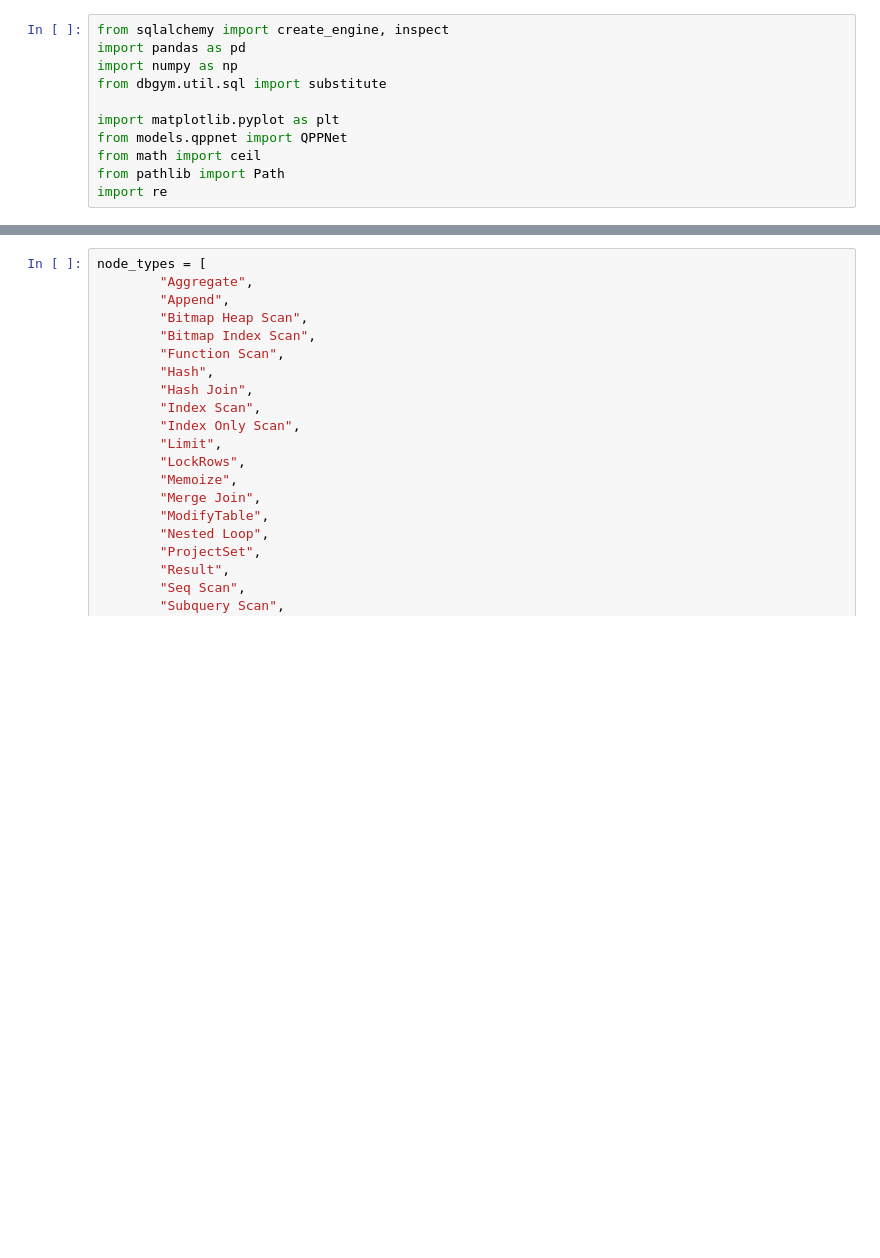
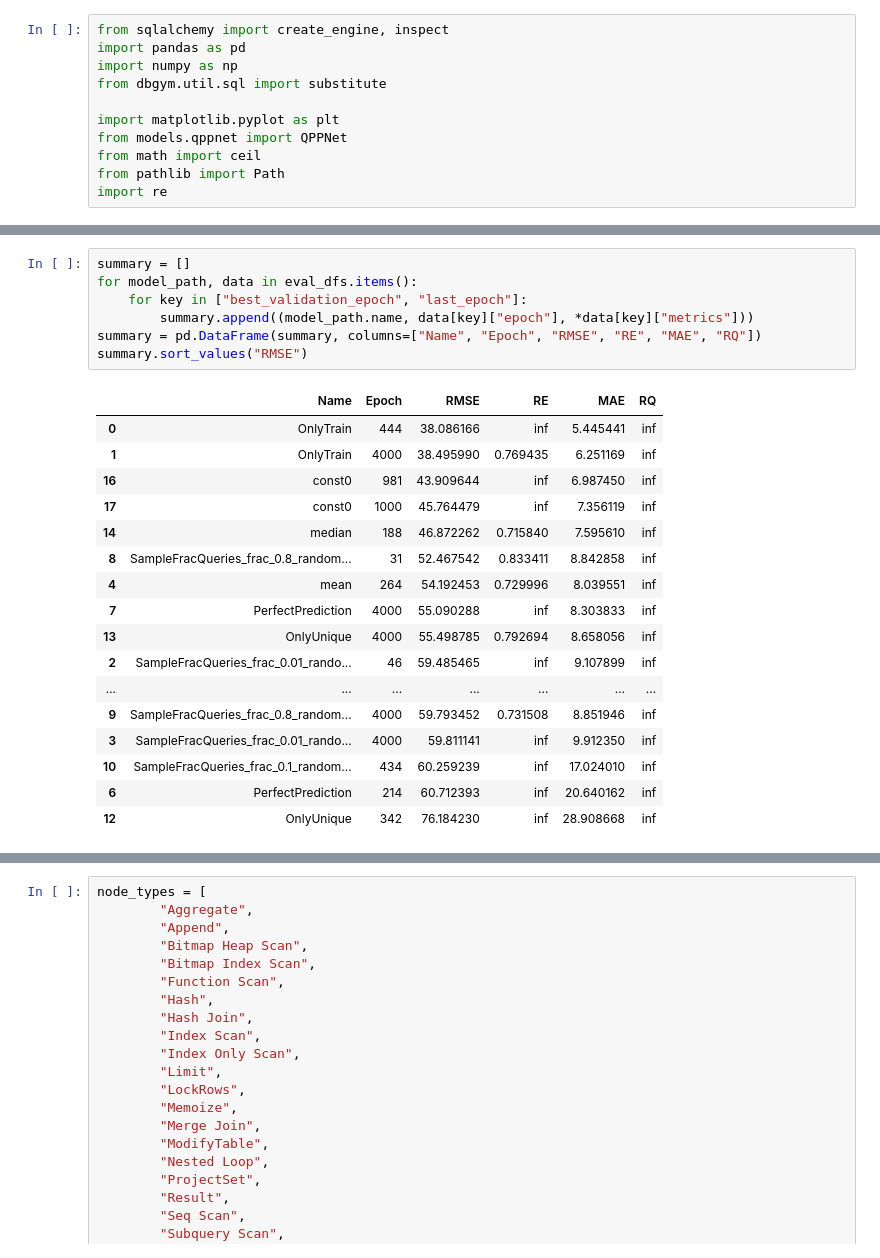
Before and after one commit to lmwnshn/dbgym-old, a Jupyter notebook: Untitled.ipynb, the cells around one changed output, grey strips where cells are left out. Saved outputs shown, nothing was run; the diff lists cells and outputs as text; blank space fills up the shorter version.

```diff
--- a/Untitled.ipynb
+++ b/Untitled.ipynb
@@ -120,0 +156,25 @@ plt.show()
+# %%
+summary = []
+for model_path, data in eval_dfs.items():
+    for key in ["best_validation_epoch", "last_epoch"]:
+        summary.append((model_path.name, data[key]["epoch"], *data[key]["metrics"]))
+summary = pd.DataFrame(summary, columns=["Name", "Epoch", "RMSE", "RE", "MAE", "RQ"])
+summary.sort_values("RMSE")
+# %% [output]
+|  | Name | Epoch | RMSE | RE | MAE | RQ |
+| 0 | OnlyTrain | 444 | 38.086166 | inf | 5.445441 | inf |
+| 1 | OnlyTrain | 4000 | 38.495990 | 0.769435 | 6.251169 | inf |
+| 16 | const0 | 981 | 43.909644 | inf | 6.987450 | inf |
+| 17 | const0 | 1000 | 45.764479 | inf | 7.356119 | inf |
+| 14 | median | 188 | 46.872262 | 0.715840 | 7.595610 | inf |
+| 8 | SampleFracQueries_frac_0.8_random... | 31 | 52.467542 | 0.833411 | 8.842858 | inf |
+| 4 | mean | 264 | 54.192453 | 0.729996 | 8.039551 | inf |
+| 7 | PerfectPrediction | 4000 | 55.090288 | inf | 8.303833 | inf |
+| 13 | OnlyUnique | 4000 | 55.498785 | 0.792694 | 8.658056 | inf |
+| 2 | SampleFracQueries_frac_0.01_rando... | 46 | 59.485465 | inf | 9.107899 | inf |
+| ... | ... | ... | ... | ... | ... | ... |
+| 9 | SampleFracQueries_frac_0.8_random... | 4000 | 59.793452 | 0.731508 | 8.851946 | inf |
+| 3 | SampleFracQueries_frac_0.01_rando... | 4000 | 59.811141 | inf | 9.912350 | inf |
+| 10 | SampleFracQueries_frac_0.1_random... | 434 | 60.259239 | inf | 17.024010 | inf |
+| 6 | PerfectPrediction | 214 | 60.712393 | inf | 20.640162 | inf |
+| 12 | OnlyUnique | 342 | 76.184230 | inf | 28.908668 | inf |
```
Also changed, not shown: parts of 17 cells of this notebook, 3 other files.
